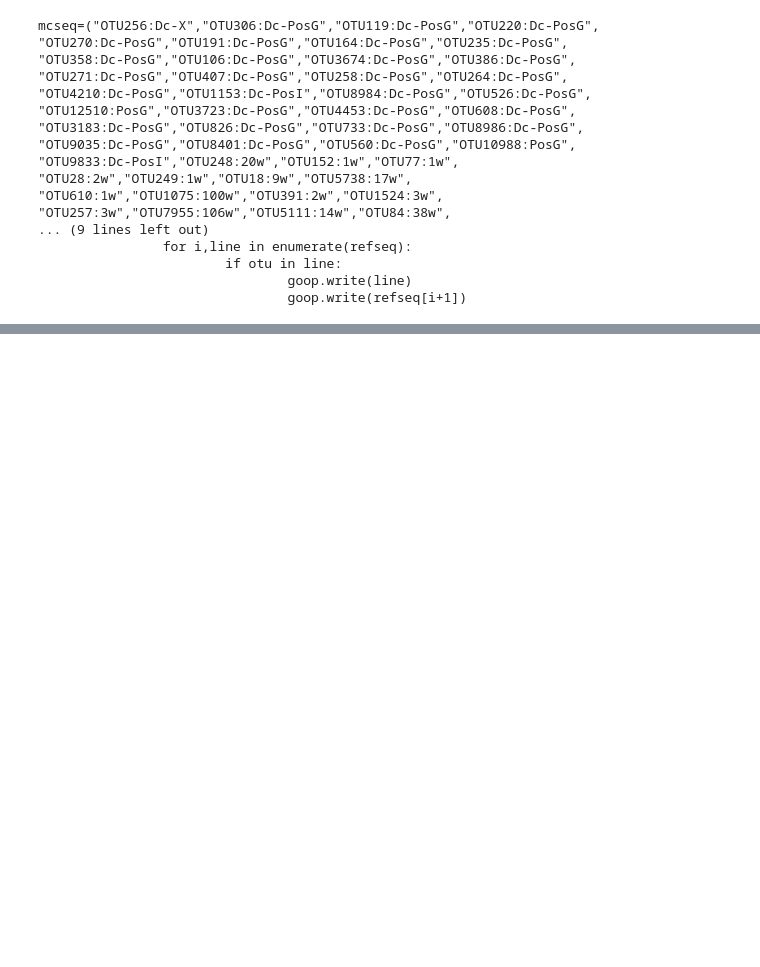
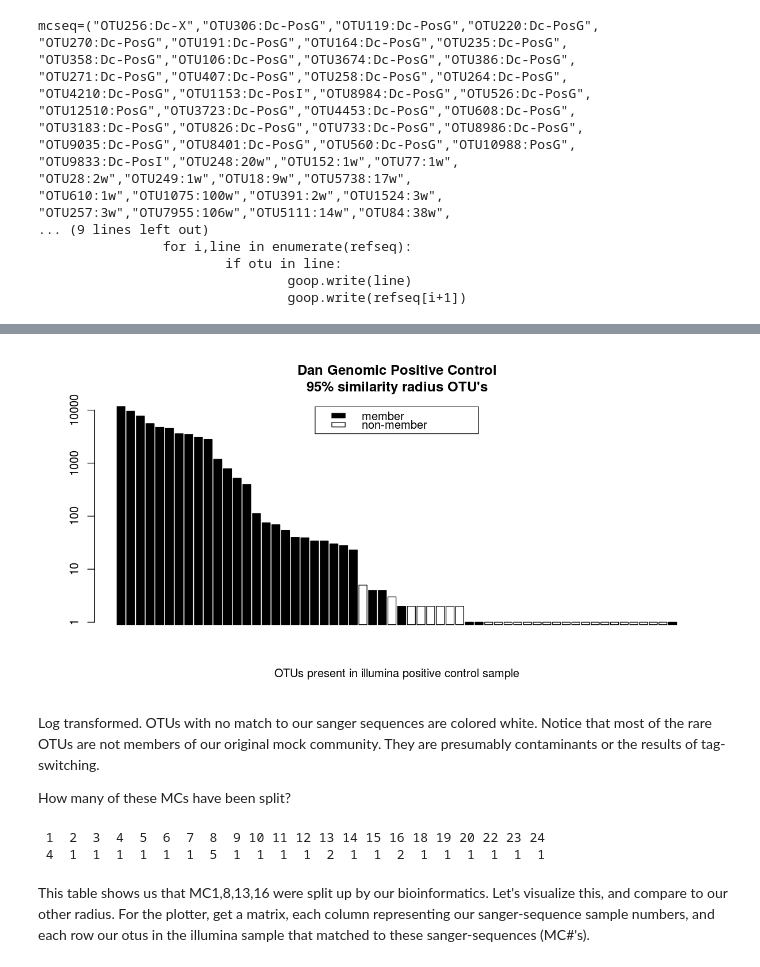
Before and after one commit to danchurch/taiwan_combined_stats, a Jupyter notebook: CSrev/CSrev.ipynb, the cells around one changed output, grey strips where cells are left out. Saved outputs shown, nothing was run; the diff lists cells and outputs as text; code cells hidden in the pictures; blank space fills up the shorter version.

```diff
--- a/CSrev/CSrev.ipynb
+++ b/CSrev/CSrev.ipynb
@@ -374,0 +391,3 @@ not enough rows... check this
+# %%
+blast <- read.csv("mcblast_Dangen95.csv", stringsAsFactors=FALSE)
+blast
@@ -374,0 +414,2 @@ not enough rows... check this
+# %%
+goodblast <- blast[blast$length > 100,]
@@ -374,0 +432,10 @@ not enough rows... check this
+# %%
+member <- names(dangen95) %in% goodblast$qseqid
+MC <- vector(length = length(dangen95))
+dangen95bar <- data.frame(cbind(dangen95, member, MC))
+for (i in 1:nrow(dangen95bar)){
+        if (rownames(dangen95bar)[i] %in% goodblast$qseqid) {
+                search <- grep(rownames(dangen95bar)[i], goodblast$qseqid)
+                dangen95bar$MC[i] <- goodblast$sseqid[search]
+        }
+    }
@@ -374,0 +452,21 @@ not enough rows... check this
+# %%
+options(repr.plot.width = 10, repr.plot.height = 5)
+barplot(dangen95bar$dangen95, names.arg=NULL, col = dangen95bar$member,
+        log="y", main="Dan Genomic Positive Control\n95% similarity radius OTU's",
+        xlab='OTUs present in illumina positive control sample')
+        legend("top", legend=c('member','non-member'), fill=c(1,0))
+# %% [output]
+[figure, added]
+# %% [markdown]
+Log transformed. OTUs with no match to our sanger sequences are colored white. Notice that most of the rare OTUs are not members of our original mock community. They are presumably contaminants or the results of tag-switching.
+
+How many of these MCs have been split?
+# %%
+dtab <- table(dangen95bar$MC)
+dtab <- dtab[-1] #exclude non-members
+dtab
+# %% [output]
+ 1  2  3  4  5  6  7  8  9 10 11 12 13 14 15 16 18 19 20 22 23 24
+ 4  1  1  1  1  1  1  5  1  1  1  1  2  1  1  2  1  1  1  1  1  1
+# %% [markdown]
+This table shows us that MC1,8,13,16 were split up by our bioinformatics. Let's visualize this, and compare to our other radius. For the plotter, get a matrix, each column representing our sanger-sequence sample numbers, and each row our otus in the illumina sample that matched to these sanger-sequences (MC#'s).
```
Also changed, not shown: parts of 56 cells of this notebook, 12 other files.
